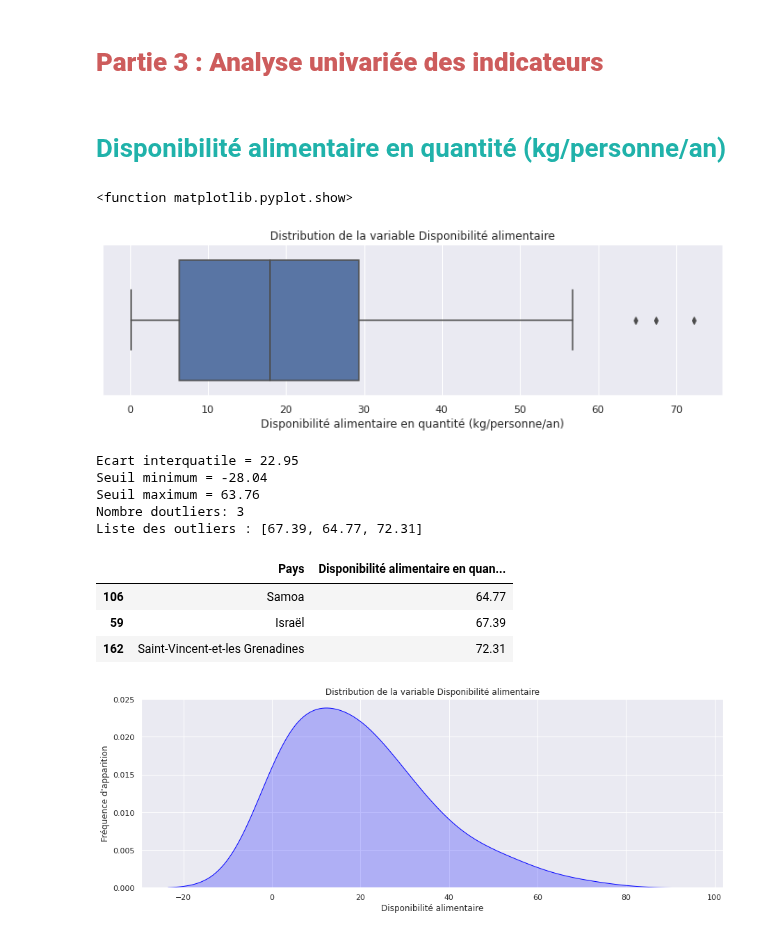
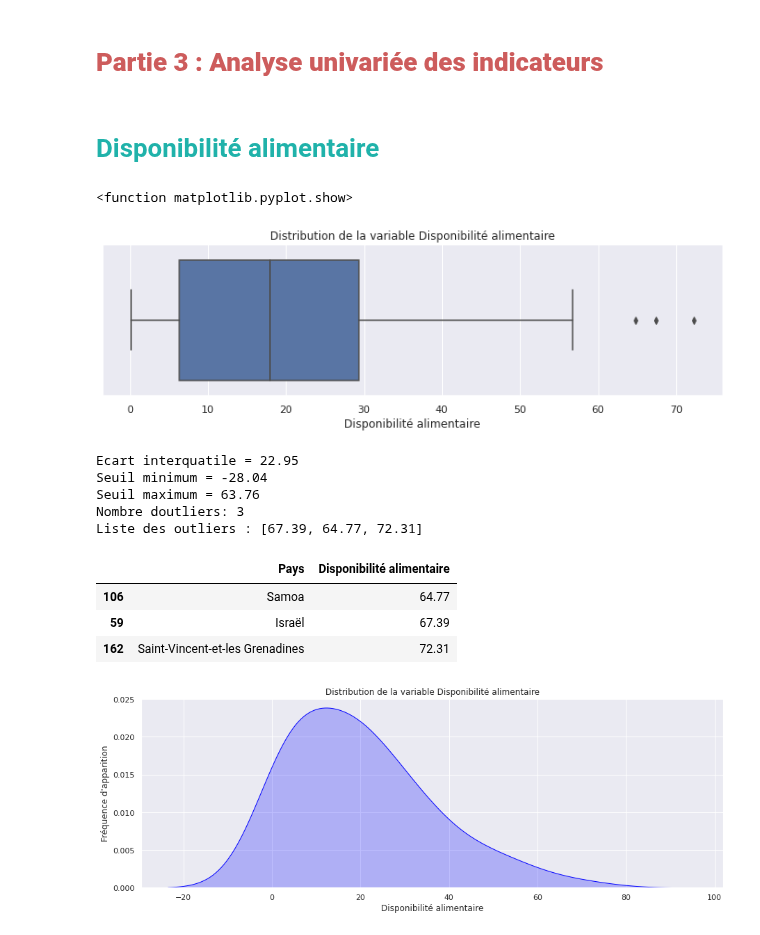
Before and after one commit to Randasabag/Etude-de-march-de-la-poule-qui-chante-avec-Python, a Jupyter notebook: projet9.ipynb, the cells around one changed output. Cells and saved outputs as stored; diff of their text form; code cells hidden in the pictures.

```diff
--- a/projet9.ipynb
+++ b/projet9.ipynb
@@ -395,20 +384,20 @@ df_dispovol_null[df_dispovol_null.isnull().any(axis=1)]
 # %%
 #Affectation des valeurs manquantes par les valeurs trouvées dans mes recherches
-df_dispovol_null.loc[df_dispovol_null['Pays'] == 'Pérou','Exportations - Quantité'] = 1
-df_dispovol_null.loc[df_dispovol_null['Pays'] == 'Pérou','Importations - Quantité'] = 60
+df_dispovol_null.loc[df_dispovol_null['Pays'] == 'Pérou','Exportations'] = 1
+df_dispovol_null.loc[df_dispovol_null['Pays'] == 'Pérou','Importations'] = 60
 df_dispovol_null.loc[df_dispovol_null['Pays'] == 'Pérou','Variation de stock'] = 0
-df_dispovol_null.loc[df_dispovol_null['Pays'] == 'Ouzbékistan','Importations - Quantité'] = 8
+df_dispovol_null.loc[df_dispovol_null['Pays'] == 'Ouzbékistan','Importations'] = 8
 df_dispovol_null.loc[df_dispovol_null['Pays'] == 'Ouzbékistan','Disponibilité intérieure'] = 67
 df_dispovol_null.loc[df_dispovol_null['Pays'] == 'Ouzbékistan','Production'] = 58
 df_dispovol_null.loc[df_dispovol_null['Pays'] == 'Ouzbékistan','Variation de stock'] = -2
-df_dispovol_null.loc[df_dispovol_null['Pays'] == 'Ouzbékistan','Exportations - Quantité'] = 0
-df_dispovol_null.loc[df_dispovol_null['Pays'] == 'Djibouti','Importations - Quantité'] = 3
-df_dispovol_null.loc[df_dispovol_null['Pays'] == 'Maldives','Importations - Quantité'] = 12
-df_dispovol_null.loc[df_dispovol_null['Pays'] == 'République démocratique populaire lao','Importations - Quantité'] = 5
+df_dispovol_null.loc[df_dispovol_null['Pays'] == 'Ouzbékistan','Exportations'] = 0
+df_dispovol_null.loc[df_dispovol_null['Pays'] == 'Djibouti','Importations'] = 3
+df_dispovol_null.loc[df_dispovol_null['Pays'] == 'Maldives','Importations'] = 12
+df_dispovol_null.loc[df_dispovol_null['Pays'] == 'République démocratique populaire lao','Importations'] = 5
 df_dispovol_null.loc[df_dispovol_null['Pays'] == 'République démocratique populaire lao','Production'] = 33
 df_dispovol_null.loc[df_dispovol_null['Pays'] == 'République démocratique populaire lao','Variation de stock'] = 0
 df_dispovol_null.loc[df_dispovol_null['Pays'] == 'République démocratique populaire lao','Disponibilité intérieure'] = 38
-df_dispovol_null.loc[df_dispovol_null['Pays'] == 'République démocratique populaire lao','Exportations - Quantité'] = 0
+df_dispovol_null.loc[df_dispovol_null['Pays'] == 'République démocratique populaire lao','Exportations'] = 0
 # %% [output]
 A value is trying to be set on a copy of a slice from a DataFrame.
 Try using .loc[row_indexer,col_indexer] = value instead
@@ -486,12 +475,12 @@ df_pibind[df_pibind['PIB par habitant, ($ PPA internationaux constants de 2011)'
 | 193 | Érythrée | NaN | -0.73 |
 # %%
 #Affectation des valeurs manquantes par les valeurs trouvées dans mes recherches
-df_pibind.loc[df_pibind['Pays'] == 'Andorre','PIB par habitant, ($ PPA internationaux constants de 2011)'] = 56352.2
-df_pibind.loc[df_pibind['Pays'] == 'Chine, Taiwan Province de','PIB par habitant, ($ PPA internationaux constants de 2011)'] = 48500.8
-df_pibind.loc[df_pibind['Pays'] == 'Samoa américaines','PIB par habitant, ($ PPA internationaux constants de 2011)'] = 5668
-df_pibind.loc[df_pibind['Pays'] == 'Soudan du Sud','PIB par habitant, ($ PPA internationaux constants de 2011)'] = 888.8
-df_pibind.loc[df_pibind['Pays'] == 'Yémen','PIB par habitant, ($ PPA internationaux constants de 2011)'] = 2150
-df_pibind.loc[df_pibind['Pays'] == 'Érythrée','PIB par habitant, ($ PPA internationaux constants de 2011)'] = 1537.5
+df_pibind.loc[df_pibind['Pays'] == 'Andorre','PIB/Hab'] = 56352.2
+df_pibind.loc[df_pibind['Pays'] == 'Chine, Taiwan Province de','PIB/Hab'] = 48500.8
+df_pibind.loc[df_pibind['Pays'] == 'Samoa américaines','PIB/Hab'] = 5668
+df_pibind.loc[df_pibind['Pays'] == 'Soudan du Sud','PIB/Hab'] = 888.8
+df_pibind.loc[df_pibind['Pays'] == 'Yémen','PIB/Hab'] = 2150
+df_pibind.loc[df_pibind['Pays'] == 'Érythrée','PIB/Hab'] = 1537.5
 # %%
 #Il reste toujours des valeurs manquantes pour 6 pays pour les 2 variables PIB par habitant et l'indice de Stabilité politique
 #que je vais remplacer par 0
@@ -667,4 +670,4 @@ df_final[df_final['Exportations - Quantité']<0]
 # %%
 #remplace les valeurs négatives de l'exportation par 0
-df_final['Exportations - Quantité']=df_final['Exportations - Quantité'].apply(lambda x: 0 if x < 0 else x)
+df_final['Exportations']=df_final['Exportations'].apply(lambda x: 0 if x < 0 else x)
 # %%
@@ -681,3 +684,6 @@ df_final[df_final['Exportations - Quantité']<0]
 5.   PIB/Habitant ($) : si le PIB d'un pays est fort, cela indique un niveau economique élevé du pays en moyenne, donc la consommation de poulet pourrait y être plus élevée
 6.   Indice de stabilité politique
 (-2.5 : faible stabilité politique (min) / 2.5 : forte stabilité politique (max)) : une instabilité politique dans un pays empêcherait l'importation de poulet
+# %%
+df_final=df_final[['Pays', 'Disponibilité alimentaire', 'Importations', 'Production', 'Population', 'PIB/Hab', 'Indice de stabilité']]
+df_final.head()
@@ -684,24 +697,24 @@ df_final[df_final['Exportations - Quantité']<0]
 # %% [markdown]
 # **<font color='indianred'>Partie 3 : Analyse univariée des indicateurs</font>**
 # %% [markdown]
-# <a name="C10"><font color='LightSeaGreen'>Disponibilité alimentaire en quantité (kg/personne/an)</font></a>
+# <a name="C10"><font color='LightSeaGreen'>Disponibilité alimentaire</font></a>
 # %%
 #Représentation la variable Disponibilité alimentaire sous forme de boxplot
 plt.figure(figsize=(12, 3))
 sns.set(style="darkgrid")
-sns.boxplot(x=df_final["Disponibilité alimentaire en quantité (kg/personne/an)"], color="b")
+sns.boxplot(x=df_final["Disponibilité alimentaire"], color="b")
 plt.title('Distribution de la variable Disponibilité alimentaire')
 plt.savefig("distribution_dispo_al_boxplot.png")
 plt.show
 # %% [output]
 <function matplotlib.pyplot.show>
-[figure, old version]
+[figure, new version]
 # %%
 #détecte les outliers et les filtre pour avoir un nouveau dataframe sans outliers
 #1er quartile
-q1 = df_final['Disponibilité alimentaire en quantité (kg/personne/an)'].quantile(0.25)
+q1 = df_final['Disponibilité alimentaire'].quantile(0.25)
 #3eme quartile
-q3 = df_final['Disponibilité alimentaire en quantité (kg/personne/an)'].quantile(0.75)
+q3 = df_final['Disponibilité alimentaire'].quantile(0.75)
 #écart interquatile
 iqr = q3 - q1
 print('Ecart interquatile =', round(iqr,2))
@@ -710,25 +723,25 @@ seuil_max = q3 +(1.5 * iqr)
 print('Seuil minimum =', round(seuil_min,2))
 print('Seuil maximum =', round(seuil_max,2))
 #affiche le dataframe final sans outliers
-df_out = df_final[(df_final['Disponibilité alimentaire en quantité (kg/personne/an)'] > seuil_min) & (df_final['Disponibilité alimentaire en quantité (kg/personne/an)'] < seuil_max)]
+df_out = df_final[(df_final['Disponibilité alimentaire'] > seuil_min) & (df_final['Disponibilité alimentaire'] < seuil_max)]
 #trie par ordre croissant les donnees du df web sans outliers via la colonne 'disponibilité alimentaire'
-#df_out.sort_values('Disponibilité alimentaire en quantité (kg/personne/an)', ascending=True).head()
+#df_out.sort_values('Disponibilité alimentaire', ascending=True).head()
 #dataframe des outliers
-dfo = df_final[(df_final['Disponibilité alimentaire en quantité (kg/personne/an)'] < seuil_min) | (df_final['Disponibilité alimentaire en quantité (kg/personne/an)'] > seuil_max)]
+dfo = df_final[(df_final['Disponibilité alimentaire'] < seuil_min) | (df_final['Disponibilité alimentaire'] > seuil_max)]
 #liste des outliers
-liste_out=(dfo['Disponibilité alimentaire en quantité (kg/personne/an)'].tolist())
+liste_out=(dfo['Disponibilité alimentaire'].tolist())
 print('Nombre doutliers:', len(liste_out))
 print('Liste des outliers :', liste_out)
 print('\n')
 #affichage des outliers
-dfo[['Pays','Disponibilité alimentaire en quantité (kg/personne/an)']].sort_values(by='Disponibilité alimentaire en quantité (kg/personne/an)', ascending=True)
+dfo[['Pays','Disponibilité alimentaire']].sort_values(by='Disponibilité alimentaire', ascending=True)
 # %% [output]
 Ecart interquatile = 22.95
 Seuil minimum = -28.04
 Seuil maximum = 63.76
 Nombre doutliers: 3
 Liste des outliers : [67.39, 64.77, 72.31]
-|  | Pays | Disponibilité alimentaire en quan... |
+|  | Pays | Disponibilité alimentaire |
 | 106 | Samoa | 64.77 |
 | 59 | Israël | 67.39 |
 | 162 | Saint-Vincent-et-les Grenadines | 72.31 |
```
Also changed, not shown: parts of 75 cells of this notebook.
